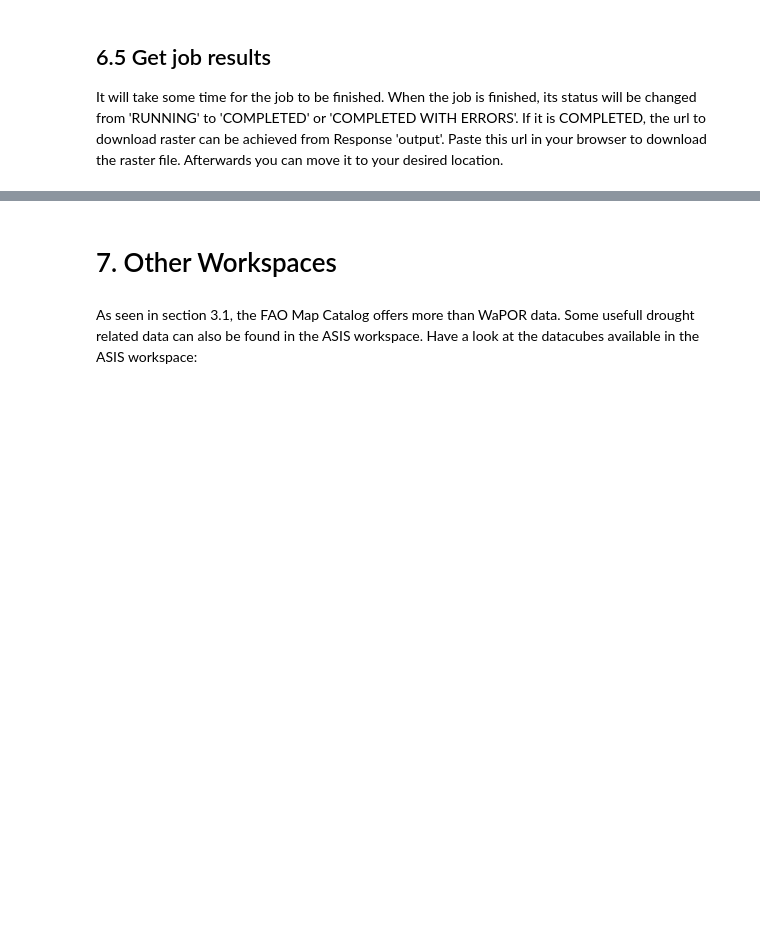
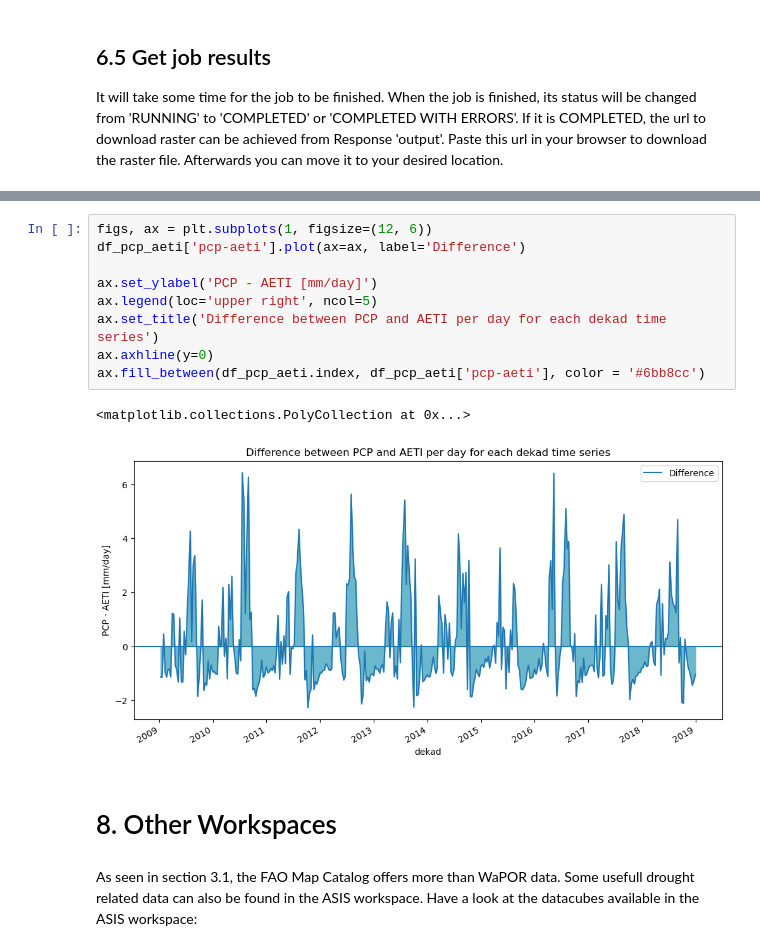
Before and after one commit to EOAfrica/TM_6-2_Information, a Jupyter notebook: Ex_6.3.1_WaPOR/WaPOR.ipynb, the cells around one changed output, grey strips where cells are left out. Cells and saved outputs as stored; diff of their text form; blank space fills up the shorter version.

```diff
--- a/Ex_6.3.1_WaPOR/WaPOR.ipynb
+++ b/Ex_6.3.1_WaPOR/WaPOR.ipynb
@@ -868,5 +1054,17 @@ RUNNING . . . . . . . . . . . . . . . . . . . . . . . . . . . . . . . . . . . .
+# %%
+figs, ax = plt.subplots(1, figsize=(12, 6))
+df_pcp_aeti['pcp-aeti'].plot(ax=ax, label='Difference')
+
+ax.set_ylabel('PCP - AETI [mm/day]')
+ax.legend(loc='upper right', ncol=5)
+ax.set_title('Difference between PCP and AETI per day for each dekad time series')
+ax.axhline(y=0)
+ax.fill_between(df_pcp_aeti.index, df_pcp_aeti['pcp-aeti'], color = '#6bb8cc')
+# %% [output]
+<matplotlib.collections.PolyCollection at 0x...>
+[figure, added]
 # %% [markdown]
-# 7. Other Workspaces
+# 8. Other Workspaces
 # %% [markdown]
 As seen in section 3.1, the FAO Map Catalog offers more than WaPOR data. Some usefull drought related data can also be found in the ASIS workspace. Have a look at the datacubes available in the ASIS workspace:
 # %%
```
Also changed, not shown: parts of 51 cells of this notebook, 2 other files.
